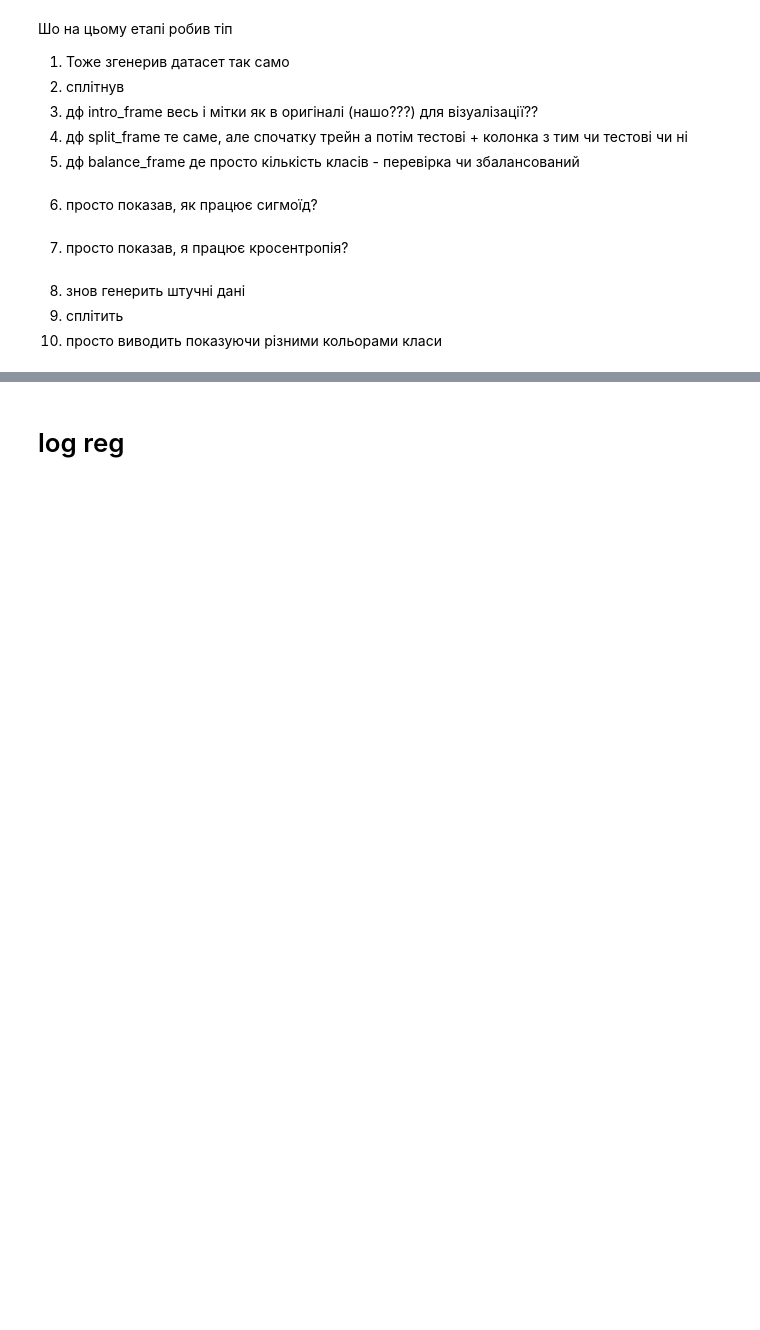
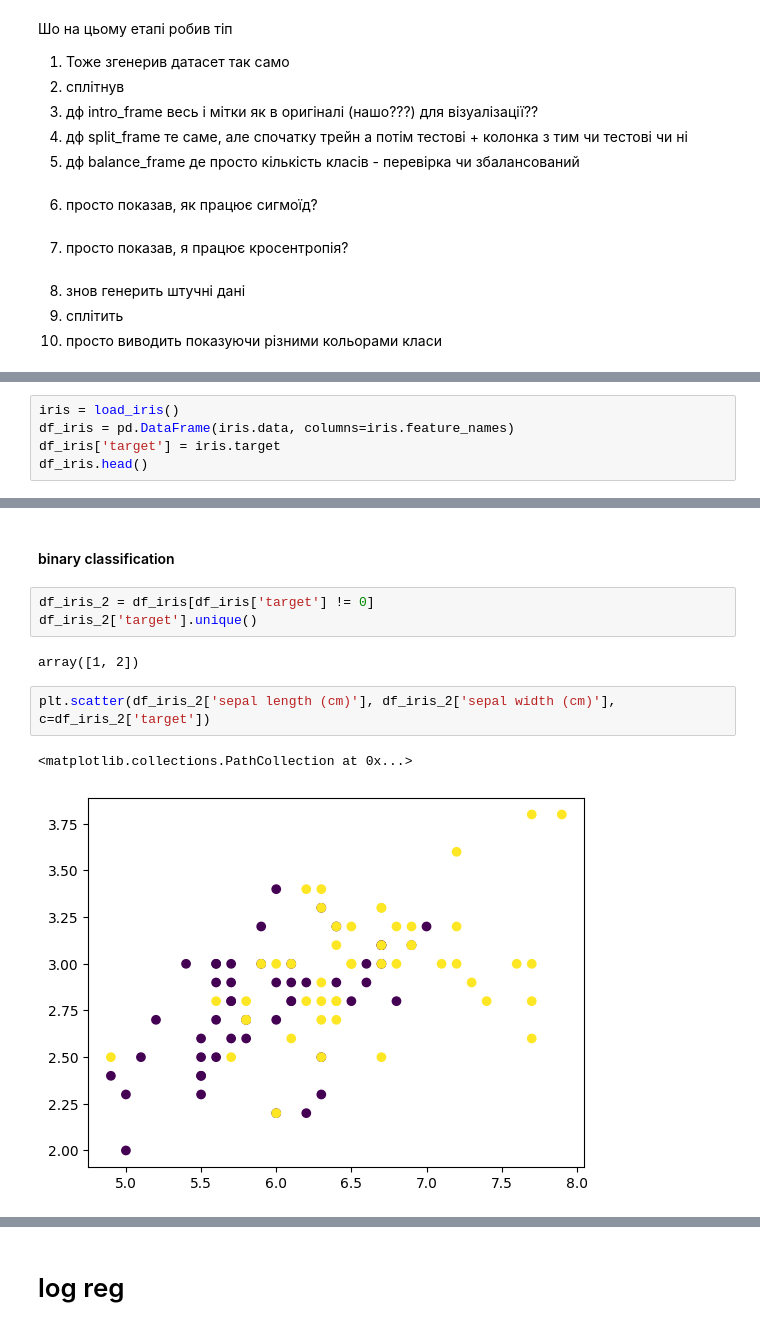
Before and after one commit to SadSoup/Amazinum-home-tasks-2026, a Jupyter notebook: lesson_4_logistic_regression/lesson_4_log_reg_svm_hometask.ipynb, the cells around one changed output, grey strips where cells are left out. Saved outputs shown, nothing was run; the diff lists cells and outputs as text; blank space fills up the shorter version.

```diff
--- a/lesson_4_logistic_regression/lesson_4_log_reg_svm_hometask.ipynb
+++ b/lesson_4_logistic_regression/lesson_4_log_reg_svm_hometask.ipynb
@@ -128,0 +170,5 @@ Name: count, dtype: int64
+# %%
+iris = load_iris()
+df_iris = pd.DataFrame(iris.data, columns=iris.feature_names)
+df_iris['target'] = iris.target
+df_iris.head()
@@ -128,0 +202,12 @@ Name: count, dtype: int64
+# %% [markdown]
+#### binary classification
+# %%
+df_iris_2 = df_iris[df_iris['target'] != 0]
+df_iris_2['target'].unique()
+# %% [output]
+array([1, 2])
+# %%
+plt.scatter(df_iris_2['sepal length (cm)'], df_iris_2['sepal width (cm)'], c=df_iris_2['target'])
+# %% [output]
+<matplotlib.collections.PathCollection at 0x...>
+[figure, added]
```
Also changed, not shown: parts of 27 cells of this notebook.
